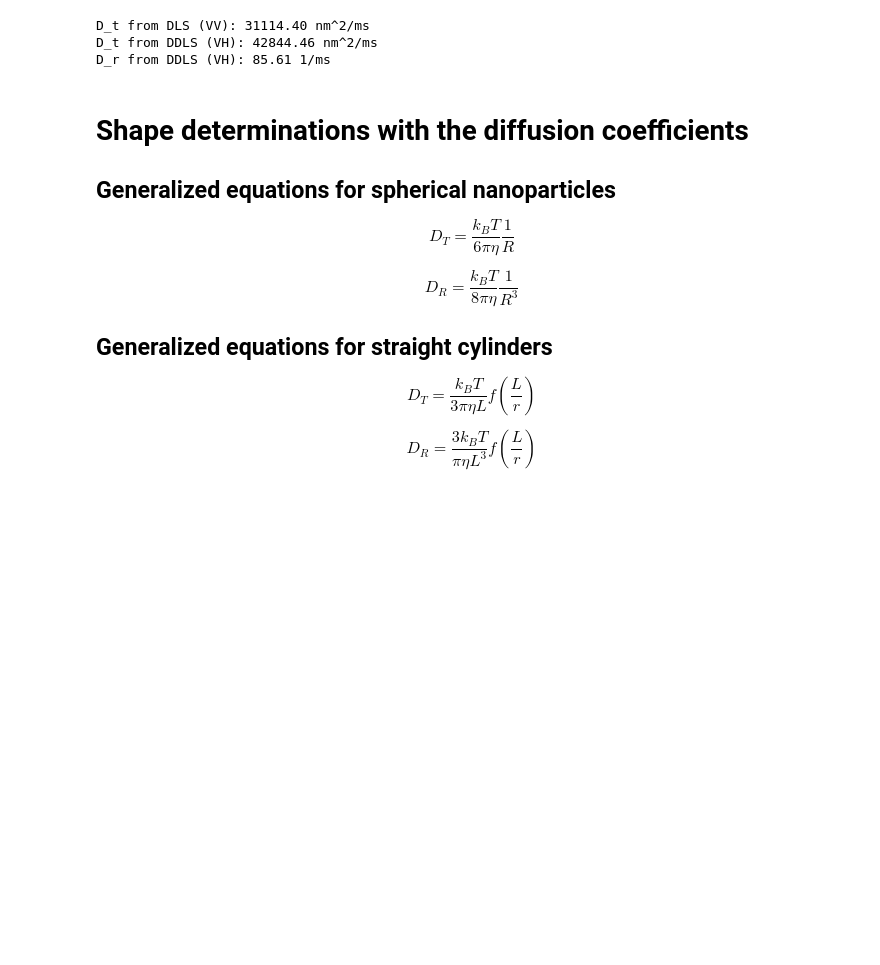
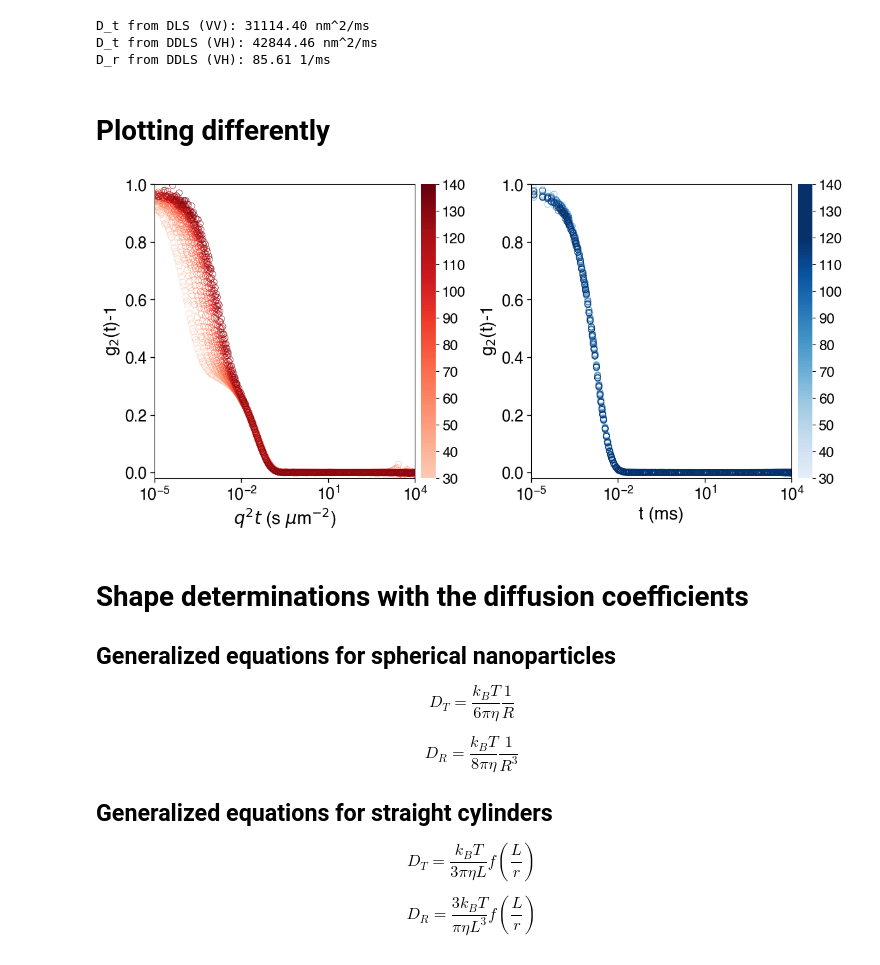
Before and after one commit to Ningravi/Anisotropic-NPs-Shape-Determination, a Jupyter notebook: Anisotropic Nanoparticle Size Determination using DLS and DDLS .ipynb, the cells around one changed output. Saved outputs shown, nothing was run; the diff lists cells and outputs as text; code cells hidden in the pictures; blank space fills up the shorter version.

```diff
--- a/Anisotropic Nanoparticle Size Determination using DLS and DDLS .ipynb
+++ b/Anisotropic Nanoparticle Size Determination using DLS and DDLS .ipynb
@@ -711,6 +711,65 @@ print(f'D_r from DDLS (VH): {D_r_VH:.2f} 1/ms')
 D_t from DLS (VV): 31114.40 nm^2/ms
 D_t from DDLS (VH): 42844.46 nm^2/ms
 D_r from DDLS (VH): 85.61 1/ms
+# %% [markdown]
+# Plotting differently
+# %%
+fig, axs = plt.subplots(1, 2, figsize=(14, 6))
+
+cmap_VV_0 = plt.get_cmap('Reds')
+cmap_VV = ListedColormap(cmap_VV_0(np.linspace(0.2, 1.0, 100)))
+cmap_VH_0 = plt.get_cmap('Blues')
+cmap_VH = ListedColormap(cmap_VH_0(np.linspace(0.1, 1.2, 100)))
+
+ax1 = axs[0]
+for idx, (x, y, label, q2_val) in enumerate(zip(lagtime_VV, corrfx_VV, angles, q2)):
+    x_new = x * q2_val * 1000  # Adjust x values
+    c = cmap_VV(float(idx) / len(lagtime_VV))
+    scatter1 = ax1.scatter(x_new, y,marker='o', facecolors=c, edgecolors=c,
+                          s=50, linewidths=0.5, label=label)
+    scatter1.set_facecolor('none')
+
+sm_VV = plt.cm.ScalarMappable(cmap=cmap_VV)
+sm_VV.set_array([])
+cbar_VV = plt.colorbar(sm_VV, ax=ax1, orientation='vertical', pad=0.02)
+cbar_VV.outline.set_visible(False)
+
+ticks = np.linspace(0, 1, len(angles))
+tick_labels = angles
+cbar_VV.set_ticks(ticks)
+cbar_VV.set_ticklabels(tick_labels, fontsize=16)
+
+ax2 = axs[1]
+for idx, (x, y, label) in enumerate(zip(lagtime_VH, corrfx_VH, angles)):
+    c = cmap_VH(float(idx) / len(lagtime_VH))
+    scatter1 = ax2.scatter(x, y,marker='o', facecolors=c, edgecolors=c,
+                          s=50, linewidths=0.5, label=label)
+    scatter1.set_facecolor('none')
+
+sm_VH = plt.cm.ScalarMappable(cmap=cmap_VH)
+sm_VH.set_array([])
+cbar_VH = plt.colorbar(sm_VH, ax=ax2, orientation='vertical', pad=0.02)
+cbar_VH.outline.set_visible(False)
+
+ticks = np.linspace(0, 1, len(angles))
+tick_labels = angles
+cbar_VH.set_ticks(ticks)
+cbar_VH.set_ticklabels(tick_labels, fontsize=16)
+
+ax1.set_xlabel(r'$q^2 t$ (s $\mu$m$^{-2}$)', fontsize=20)
+ax2.set_xlabel('t (ms)', fontsize=20)
+ax2.set_xlim(1E-5, 1E4)
+ax1.set_xlim(1E-5, 1E4)
+for ax in axs.flat:
+    ax.set_xscale("log")
+    ax.set_ylabel('g$_2$(t)-1', fontsize=20)
+    ax.tick_params(axis='y', length=5, width=1, color='black', direction='out', labelsize=18)
+    ax.tick_params(axis='x', length=5, width=1, color='black', direction='out', labelsize=18)
+    ax.set_ylim(-0.02, 1)
+# plt.savefig("Correlation function VS lag time DLS vs DDLS.png", dpi=1500, bbox_inches='tight', transparent=True)
+plt.show()
+# %% [output]
+[figure, added]
 # %% [markdown]
 # Shape determinations with the diffusion coefficients
 
```
Also changed, not shown: parts of 6 cells of this notebook.
